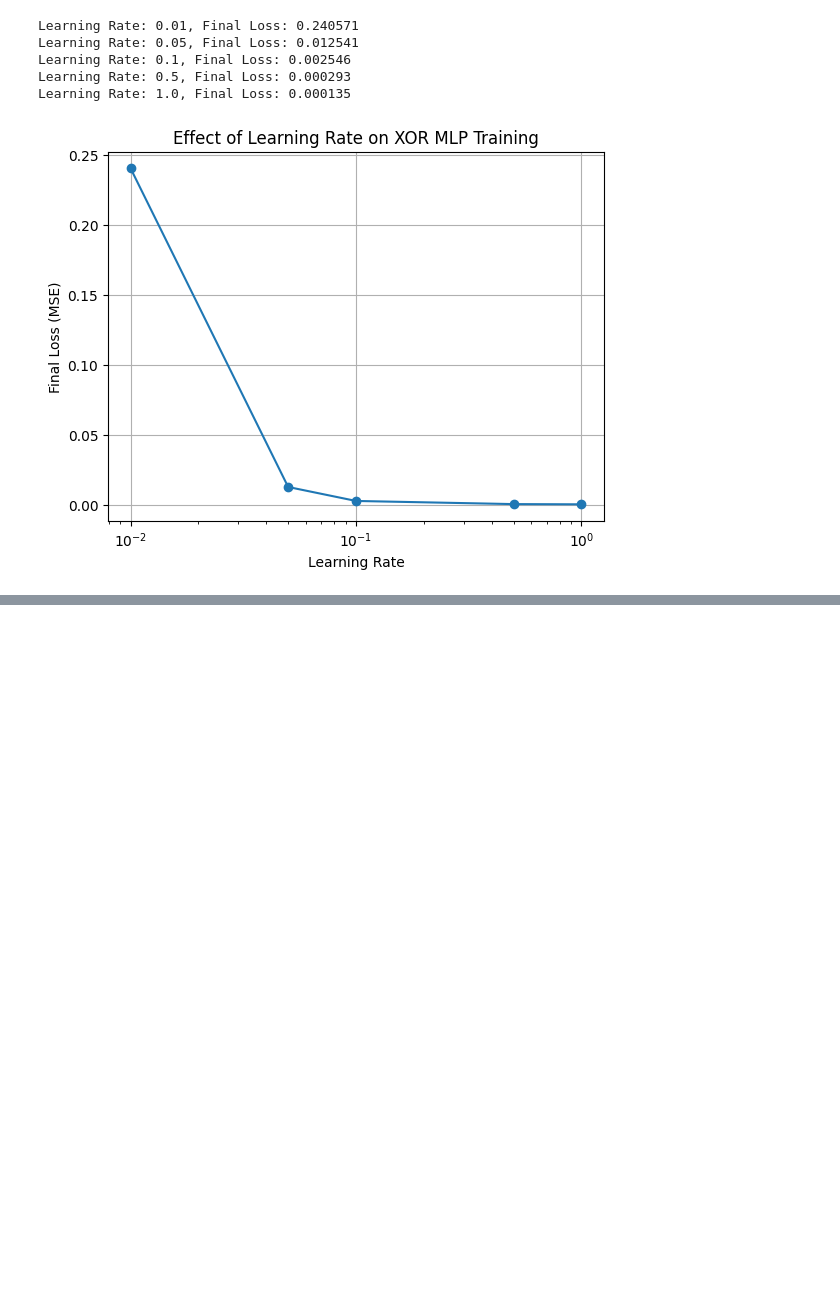
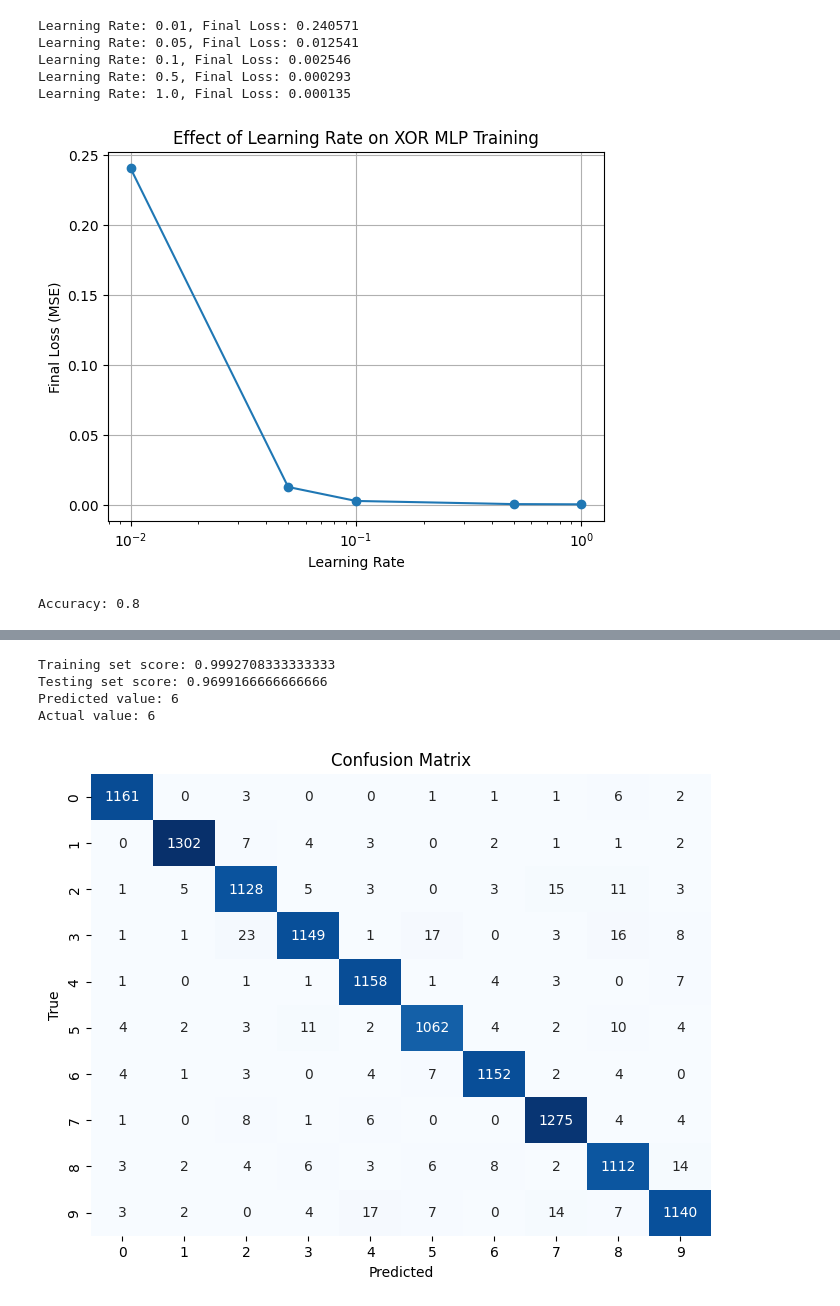
Before and after one commit to harshitha020505/DLLAB, a Jupyter notebook: DLLab3.ipynb, the cells around one changed output, grey strips where cells are left out. Drawn from its saved outputs; the diff is of its cells as text; code cells hidden in the pictures; blank space fills up the shorter version.

```diff
--- a/DLLab3.ipynb
+++ b/DLLab3.ipynb
@@ -54,3 +54,69 @@ Learning Rate: 0.1, Final Loss: 0.002546
 Learning Rate: 0.5, Final Loss: 0.000293
 Learning Rate: 1.0, Final Loss: 0.000135
 [figure]
+# %%
+from sklearn.linear_model import Perceptron
+from sklearn.datasets import load_iris
+from sklearn.model_selection import train_test_split
+from sklearn.metrics import accuracy_score
+iris = load_iris()
+X_train, X_test, y_train, y_test = train_test_split(iris.data, iris.target, test_size=0.3, random_state=0)
+perceptron = Perceptron()
+perceptron.fit(X_train, y_train)
+y_pred = perceptron.predict(X_test)
+accuracy = accuracy_score(y_test, y_pred)
+print("Accuracy:", accuracy)
+# %% [output]
+Accuracy: 0.8
+# %%
+from tensorflow.keras.datasets import mnist
+from sklearn.model_selection import train_test_split
+from sklearn.neural_network import MLPClassifier
+(X_train_full,y_train_full),(X_test_full,y_test_full)=mnist.load_data()
+X_train_full=X_train_full/255.0
+X_test_full=X_test_full/255.0
+X_train_full=X_train_full.reshape(-1,28*28)
+X_test_full=X_test_full.reshape(-1,28*28)
+X_train,X_test,y_train,y_test=train_test_split(X_train_full,y_train_full,test_size=0.2,random_state=42)
+mlp=MLPClassifier(hidden_layer_sizes=(50,),max_iter=50,verbose=1,random_state=1)
+mlp.fit(X_train,y_train)
+print("Training set score:", mlp.score(X_train, y_train))
+print("Testing set score:", mlp.score(X_test, y_test))
+index = 346
+test_digit = X_test[index].reshape(1, 784)
+
+prediction = mlp.predict(test_digit)[0]
+
+print("Predicted value:", prediction)
+print("Actual value:", y_test[index])
+
+# =========================
+# Confusion Matrix
+# =========================
+from sklearn.metrics import confusion_matrix
+import matplotlib.pyplot as plt
+import seaborn as sns
+
+preds = mlp.predict(X_test)
+
+cm = confusion_matrix(y_test, preds)
+
+plt.figure(figsize=(8, 6))
+sns.heatmap(cm, annot=True, fmt='d', cmap='Blues', cbar=False)
+plt.xlabel("Predicted")
+plt.ylabel("True")
+plt.title("Confusion Matrix")
+plt.show()
+mlp2 = MLPClassifier(
+    hidden_layer_sizes=(50,),
+    max_iter=50,
+    verbose=1,
+    random_state=1,
+    learning_rate_init=0.1
+)
+
+mlp2.fit(X_train, y_train)
+
+print("Training set score (MLP2):", mlp2.score(X_train, y_train))
+print("Testing set score (MLP2):", mlp2.score(X_test, y_test))
+# %% [output]
@@ -56,0 +140,5 @@ Learning Rate: 1.0, Final Loss: 0.000135
+Training set score: 0.9992708333333333
+Testing set score: 0.9699166666666666
+Predicted value: 6
+Actual value: 6
+[figure, added]
```
Also changed, not shown: parts of 1 cell of this notebook.
